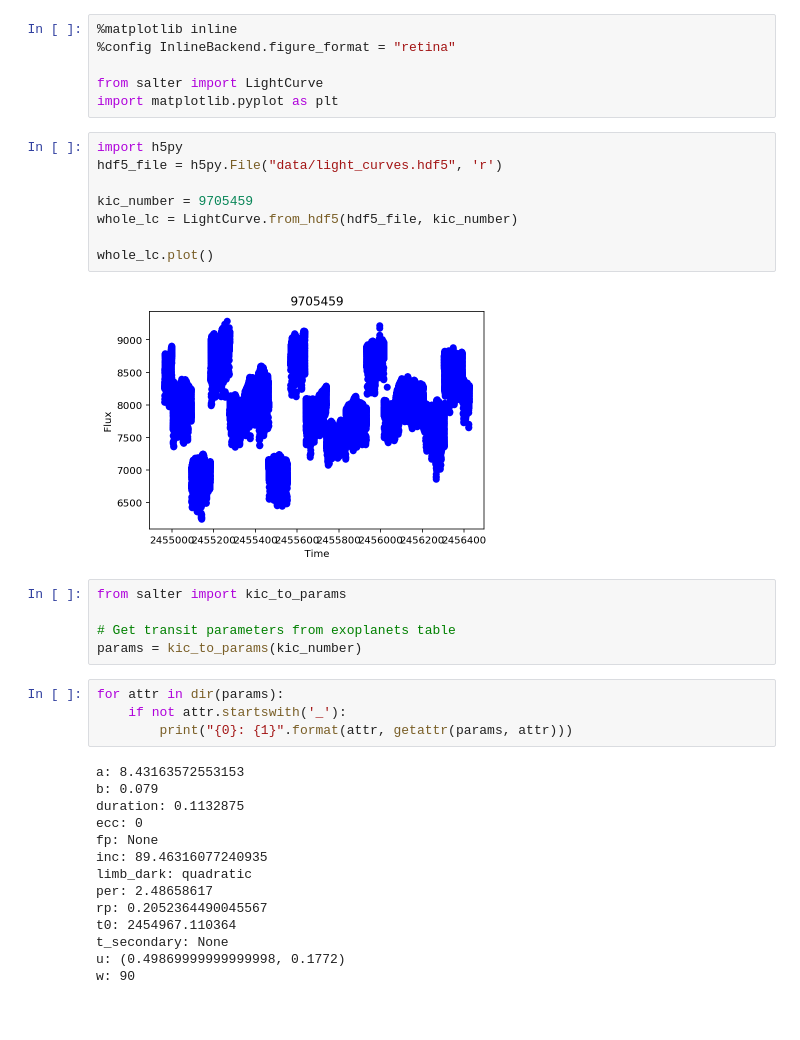
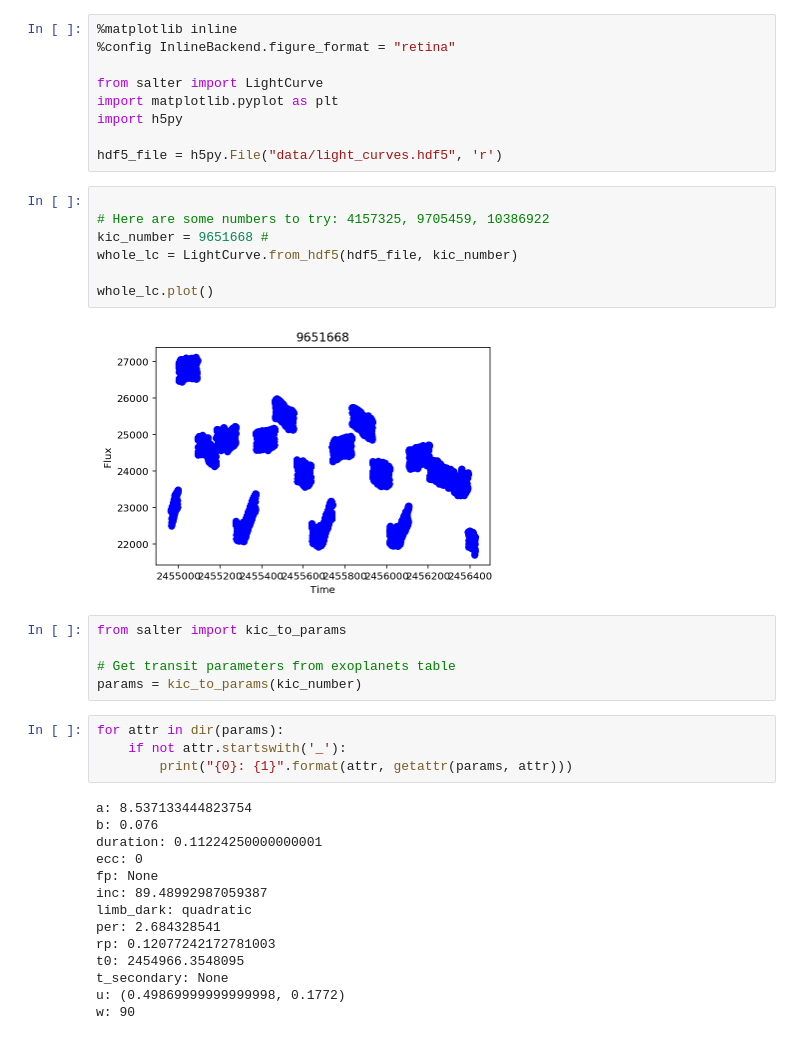
Before and after one commit to bmorris3/salter, a Jupyter notebook: show_lc.ipynb, the cells around one changed output. Cells and saved outputs as stored; diff of their text form.

```diff
--- a/show_lc.ipynb
+++ b/show_lc.ipynb
@@ -4,16 +4,18 @@
 
 from salter import LightCurve
 import matplotlib.pyplot as plt
+import h5py
+
+hdf5_file = h5py.File("data/light_curves.hdf5", 'r')
-# %%
-import h5py
-hdf5_file = h5py.File("data/light_curves.hdf5", 'r')
-
-kic_number = 9705459
-whole_lc = LightCurve.from_hdf5(hdf5_file, kic_number)
-
-whole_lc.plot()
-# %% [output]
-[figure, removed]
+# %%
+
+# Here are some numbers to try: 4157325, 9705459, 10386922
+kic_number = 9651668 #
+whole_lc = LightCurve.from_hdf5(hdf5_file, kic_number)
+
+whole_lc.plot()
+# %% [output]
+[figure, added]
 # %%
 from salter import kic_to_params
 
@@ -24,16 +26,16 @@ for attr in dir(params):
     if not attr.startswith('_'):
         print("{0}: {1}".format(attr, getattr(params, attr)))
 # %% [output]
-a: 8.43163572553153
-b: 0.079
-duration: 0.1132875
+a: 8.537133444823754
+b: 0.076
+duration: 0.11224250000000001
 ecc: 0
 fp: None
-inc: 89.46316077240935
+inc: 89.48992987059387
 limb_dark: quadratic
-per: 2.48658617
-rp: 0.2052364490045567
-t0: 2454967.110364
+per: 2.684328541
+rp: 0.12077242172781003
+t0: 2454966.3548095
 t_secondary: None
 u: (0.49869999999999998, 0.1772)
 w: 90
```
Also changed, not shown: parts of 6 cells of this notebook, 4 other files.
